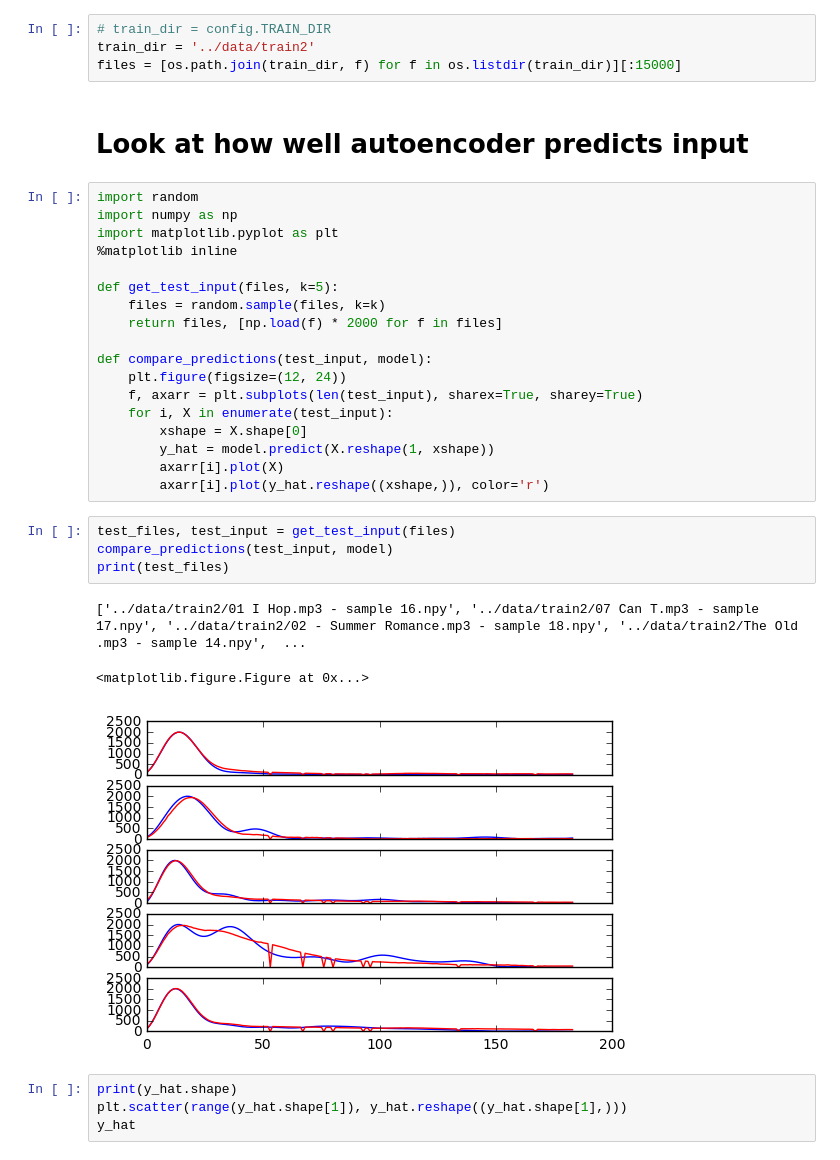
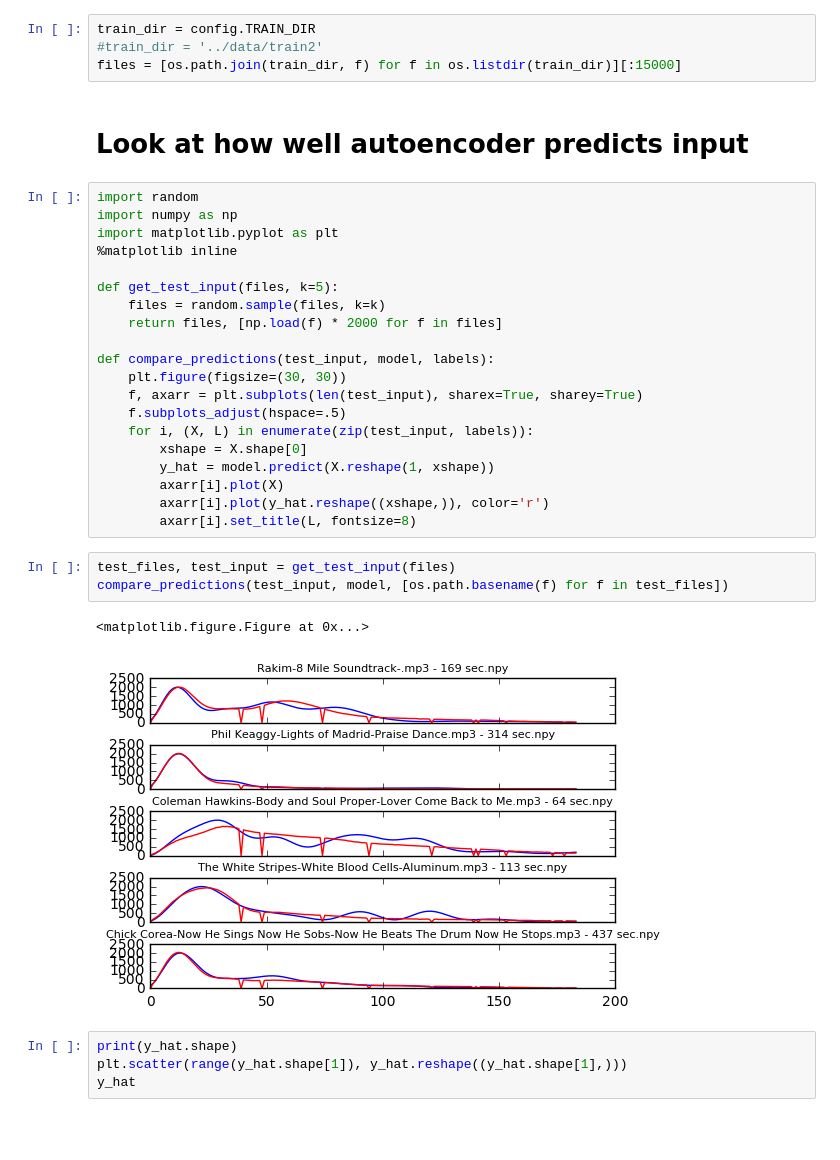
Before and after one commit to dantegates/music-rec, a Jupyter notebook: notebooks/evaluate.ipynb, the cells around one changed output. Saved outputs shown, nothing was run; the diff lists cells and outputs as text; blank space fills up the shorter version.

Commit message:
added titles to subplots

```diff
--- a/notebooks/evaluate.ipynb
+++ b/notebooks/evaluate.ipynb
@@ -8,8 +10,8 @@ import os
 model_path = config.MODEL_PATH
 model = AutoEncoder.from_h5(model_path)
 # %%
-# train_dir = config.TRAIN_DIR
-train_dir = '../data/train2'
+train_dir = config.TRAIN_DIR
+#train_dir = '../data/train2'
 files = [os.path.join(train_dir, f) for f in os.listdir(train_dir)][:15000]
 # %% [markdown]
 # Look at how well autoencoder predicts input
@@ -23,22 +25,22 @@ def get_test_input(files, k=5):
     files = random.sample(files, k=k)
     return files, [np.load(f) * 2000 for f in files]
 
-def compare_predictions(test_input, model):
-    plt.figure(figsize=(12, 24))
+def compare_predictions(test_input, model, labels):
+    plt.figure(figsize=(30, 30))
     f, axarr = plt.subplots(len(test_input), sharex=True, sharey=True)
-    for i, X in enumerate(test_input):
+    f.subplots_adjust(hspace=.5)
+    for i, (X, L) in enumerate(zip(test_input, labels)):
         xshape = X.shape[0]
         y_hat = model.predict(X.reshape(1, xshape))
         axarr[i].plot(X)
         axarr[i].plot(y_hat.reshape((xshape,)), color='r')
+        axarr[i].set_title(L, fontsize=8)
 # %%
 test_files, test_input = get_test_input(files)
-compare_predictions(test_input, model)
-print(test_files)
+compare_predictions(test_input, model, [os.path.basename(f) for f in test_files])
 # %% [output]
-['../data/train2/01 I Hop.mp3 - sample 16.npy', '../data/train2/07 Can T.mp3 - sample 17.npy', '../data/train2/02 - Summer Romance.mp3 - sample 18.npy', '../data/train2/The Old .mp3 - sample 14.npy',  ...
+<matplotlib.figure.Figure at 0x...>
-<matplotlib.figure.Figure at 0x...>
-[figure, old version]
+[figure, new version]
 # %%
 print(y_hat.shape)
 plt.scatter(range(y_hat.shape[1]), y_hat.reshape((y_hat.shape[1],)))
```
Also changed, not shown: parts of 10 cells of this notebook.
